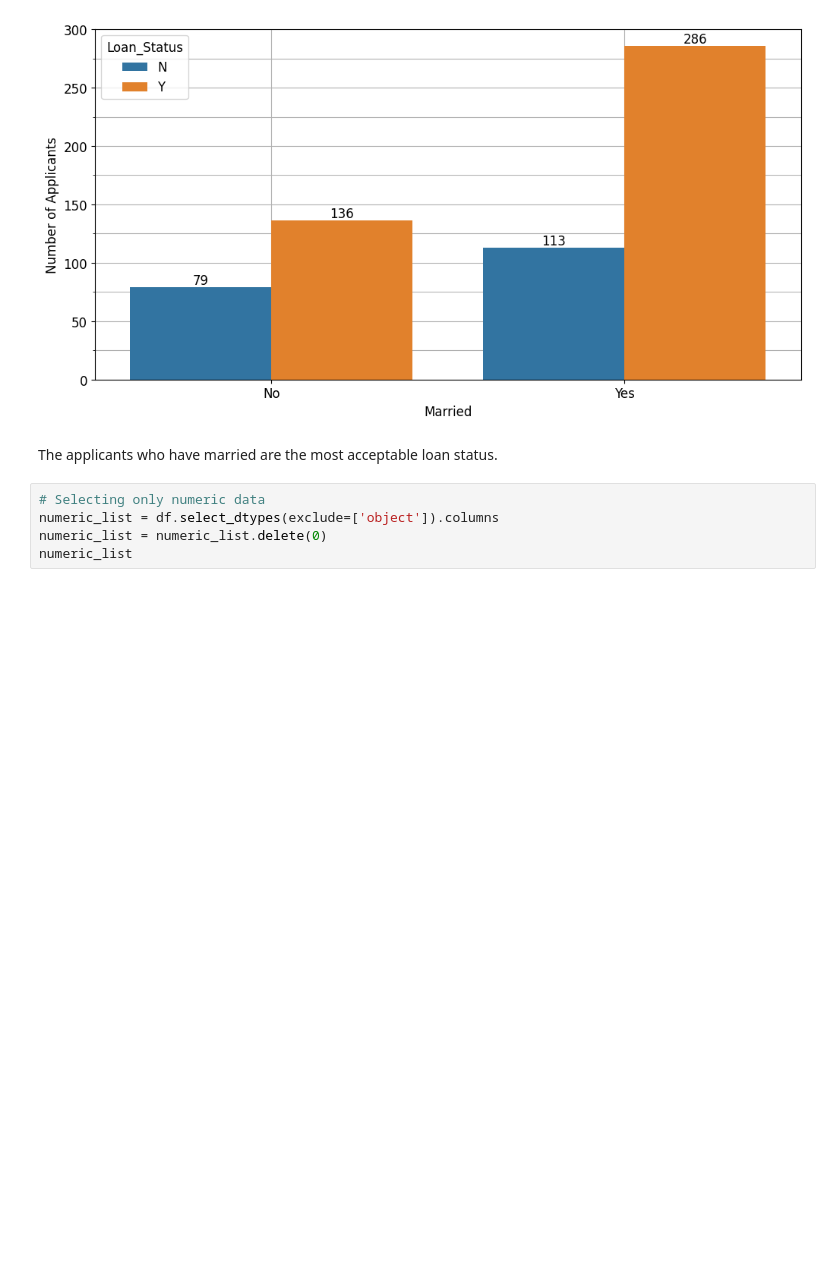
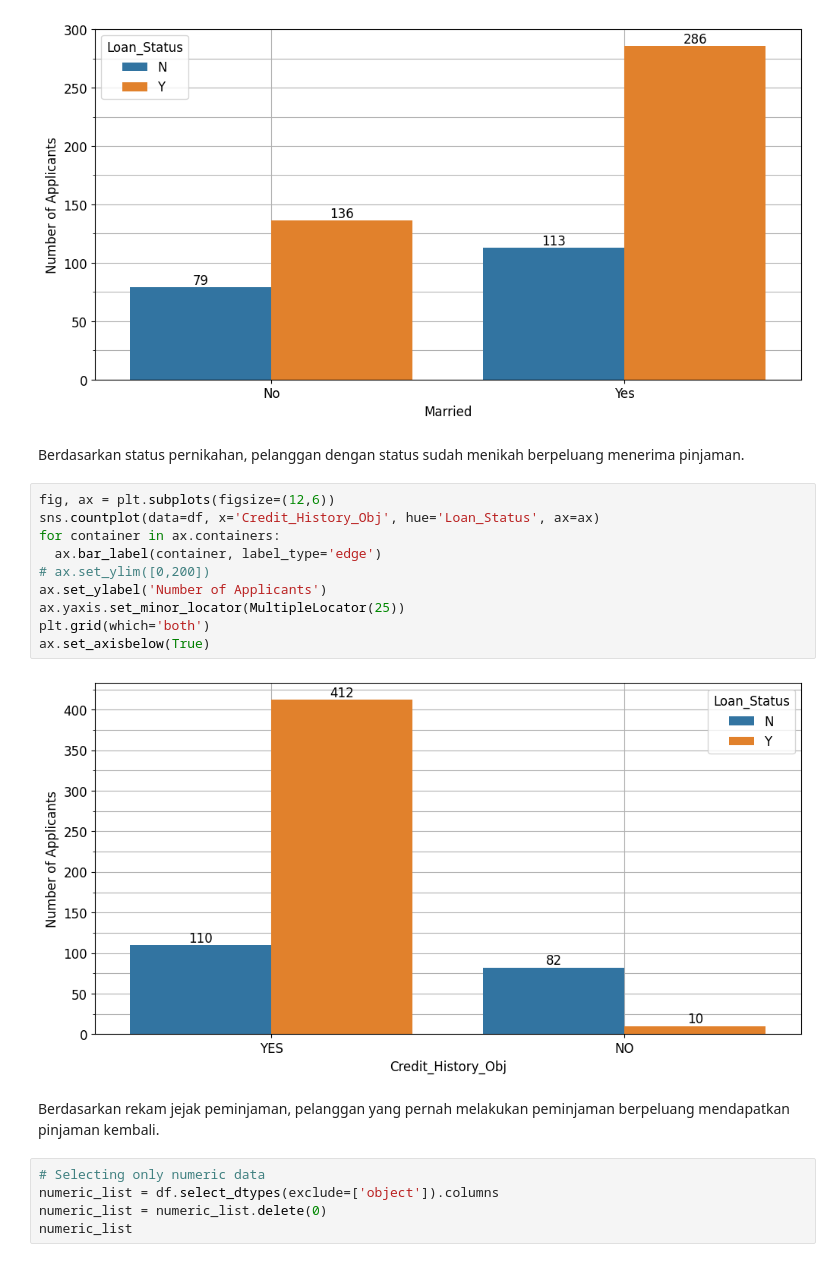
Before and after one commit to auliakhalqillah/akbook, a Jupyter notebook: docs/source/Loan_Eligibility_Analysis.ipynb, the cells around one changed output. Cells and saved outputs as stored; diff of their text form; blank space fills up the shorter version.

```diff
--- a/docs/source/Loan_Eligibility_Analysis.ipynb
+++ b/docs/source/Loan_Eligibility_Analysis.ipynb
@@ -266,8 +265,22 @@ plt.grid(which='both')
 ax.set_axisbelow(True)
 # %% [output]
 [figure]
-# %% [markdown]
-The applicants who have married are the most acceptable loan status.
+# %% [markdown]
+Berdasarkan status pernikahan, pelanggan dengan status sudah menikah berpeluang menerima pinjaman.
+# %%
+fig, ax = plt.subplots(figsize=(12,6))
+sns.countplot(data=df, x='Credit_History_Obj', hue='Loan_Status', ax=ax)
+for container in ax.containers:
+  ax.bar_label(container, label_type='edge')
+# ax.set_ylim([0,200])
+ax.set_ylabel('Number of Applicants')
+ax.yaxis.set_minor_locator(MultipleLocator(25))
+plt.grid(which='both')
+ax.set_axisbelow(True)
+# %% [output]
+[figure, added]
+# %% [markdown]
+Berdasarkan rekam jejak peminjaman, pelanggan yang pernah melakukan peminjaman berpeluang mendapatkan pinjaman kembali.
 # %%
 # Selecting only numeric data
 numeric_list = df.select_dtypes(exclude=['object']).columns
```
Also changed, not shown: parts of 26 cells of this notebook.
